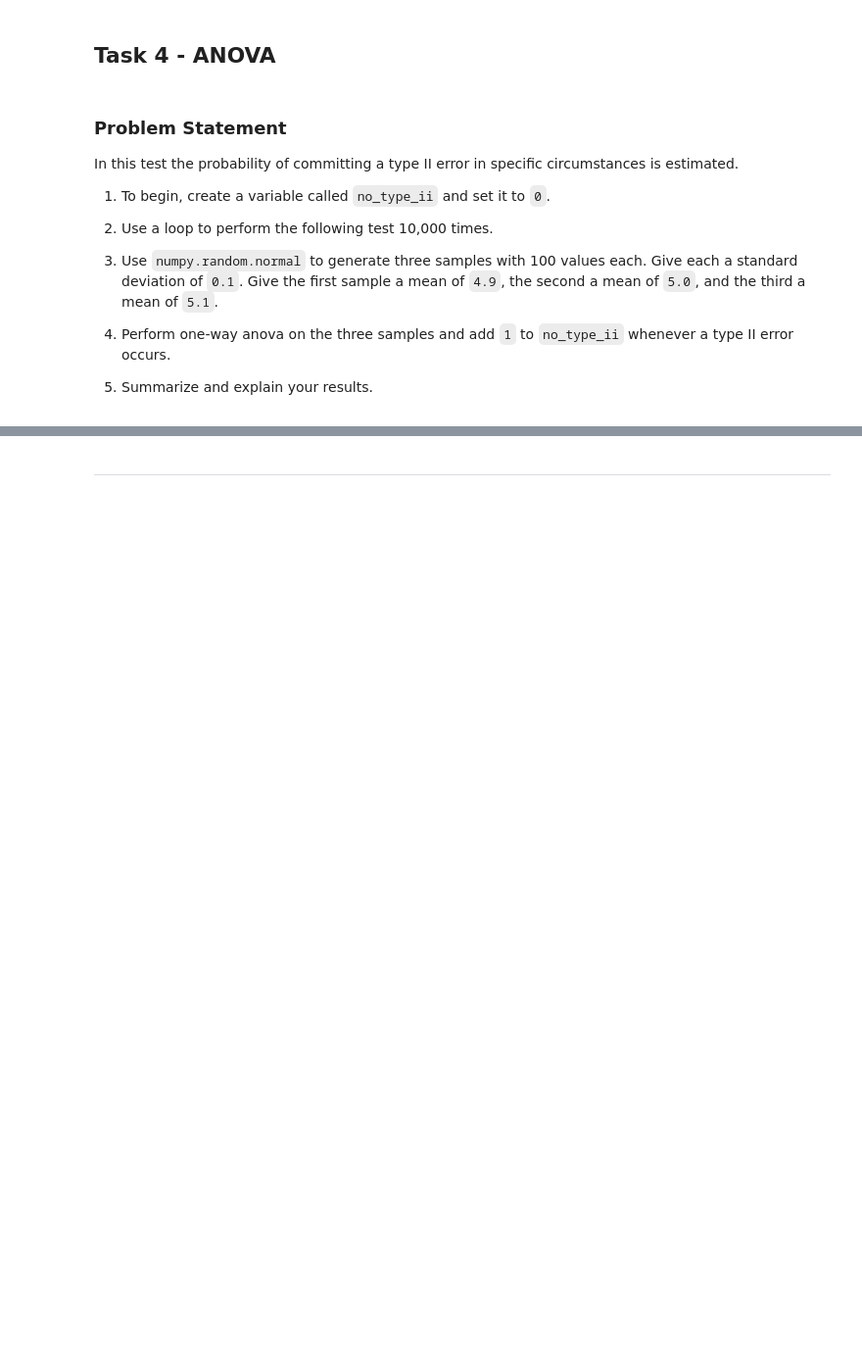
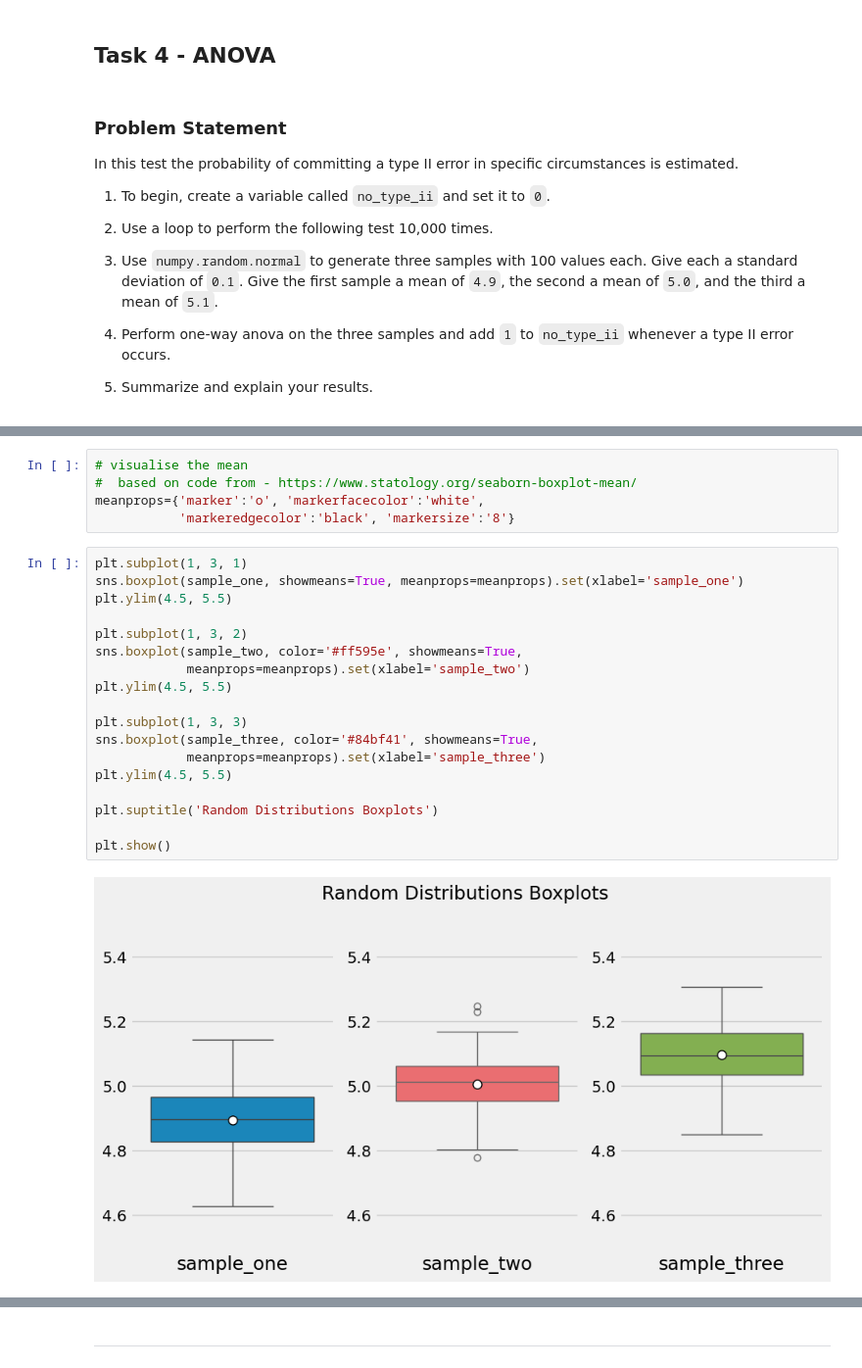
Before and after one commit to humphs078/applied_statistics, a Jupyter notebook: tasks.ipynb, the cells around one changed output, grey strips where cells are left out. Shown at 98% size. Cells and saved outputs as stored; diff of their text form; blank space fills up the shorter version.

```diff
--- a/tasks.ipynb
+++ b/tasks.ipynb
@@ -888,0 +943,25 @@ In this test the probability of committing a type II error in specific circumsta
+# %%
+# visualise the mean
+#  based on code from - https://www.statology.org/seaborn-boxplot-mean/
+meanprops={'marker':'o', 'markerfacecolor':'white',
+           'markeredgecolor':'black', 'markersize':'8'}
+# %%
+plt.subplot(1, 3, 1)
+sns.boxplot(sample_one, showmeans=True, meanprops=meanprops).set(xlabel='sample_one')
+plt.ylim(4.5, 5.5)
+
+plt.subplot(1, 3, 2)
+sns.boxplot(sample_two, color='#ff595e', showmeans=True,
+            meanprops=meanprops).set(xlabel='sample_two')
+plt.ylim(4.5, 5.5)
+
+plt.subplot(1, 3, 3)
+sns.boxplot(sample_three, color='#84bf41', showmeans=True,
+            meanprops=meanprops).set(xlabel='sample_three')
+plt.ylim(4.5, 5.5)
+
+plt.suptitle('Random Distributions Boxplots')
+
+plt.show()
+# %% [output]
+[figure, added]
```
Also changed, not shown: parts of 14 cells of this notebook, 2 other files.
